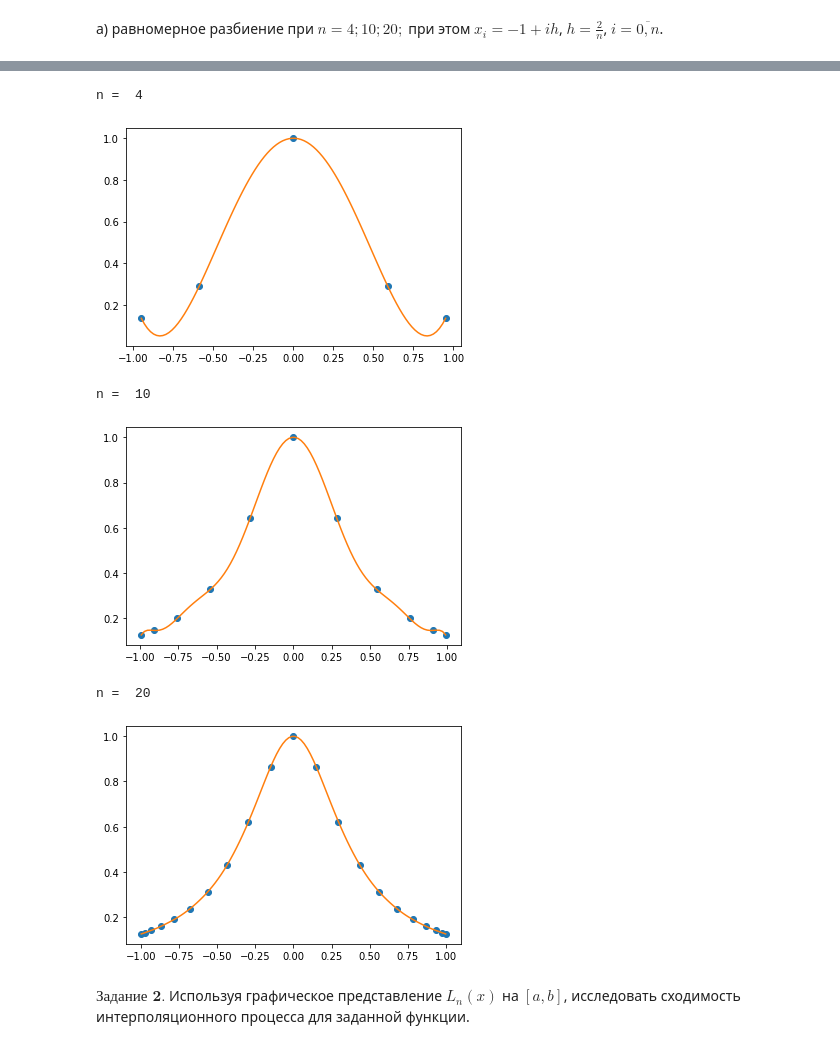
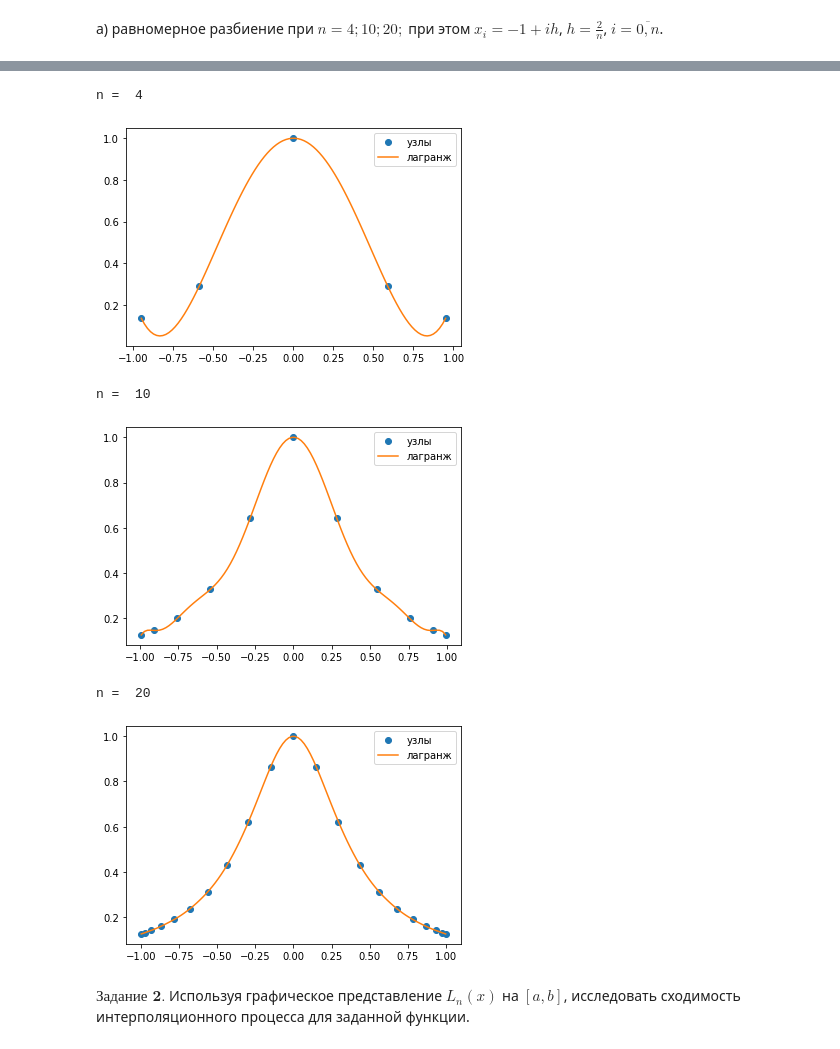
Before and after one commit to mb1te/cm, a Jupyter notebook: lab2.ipynb, the cells around one changed output, grey strips where cells are left out. Drawn from its saved outputs; the diff is of its cells as text; code cells hidden in the pictures.

```diff
--- a/lab2.ipynb
+++ b/lab2.ipynb
@@ -28,7 +29,7 @@ def get_lagrange_value(x, y, t):
 # %% [markdown]
 Генерация пяти случайных точек
 # %%
-gen_x = np.random.uniform(-1, 1, 5)
-gen_y = np.random.uniform(0, 1, 5)
+gen_x = 2 * np.random.random(5) - 1
+gen_y = np.random.random(5)
 print("x: ", gen_x, "\ny: ", gen_y)
 # %% [output]
@@ -60,7 +63,9 @@ for n in [4, 10, 20]:
   y = np.array([f(x[i]) for i in range(n + 1)])
   x_coords = np.linspace(np.min(x), np.max(x), 100)
   y_coords = [get_lagrange_value(x, y, i) for i in x_coords]
-  plt.plot(x, y, 'o', x_coords, y_coords)
+  plt.plot(x, y, "o", "узлы")
+  plt.plot(x_coords, y_coords, label="лагранж")
+  plt.legend()
   plt.show()
 # %% [output]
 n =  4
@@ -76,22 +81,24 @@ $x_i=\cos\left(\frac{(2i+1)\pi}{N}\right), N = 2 (n+1), i= \overline{0, n}$
 # %%
 def get_x(i, N):
   return np.cos((2 * i + 1) * np.pi / N)
 for n in [4, 10, 20]:
   print("n = ", n)
   N = 2 * (n + 1)
-  x = np.array(get_x(i, N) for i in range(n + 1)])
+  x = np.array([get_x(i, N) for i in range(n + 1)])
   y = np.array([f(x[i]) for i in range(n + 1)])
   x_coords = np.linspace(np.min(x), np.max(x), 100)
   y_coords = [get_lagrange_value(x, y, i) for i in x_coords]
-  plt.plot(x, y, 'o', x_coords, y_coords)
+  plt.plot(x, y, "o", label="узлы")
+  plt.plot(x_coords, y_coords, label="лагранж")
+  plt.legend()
   plt.show()
 # %% [output]
 n =  4
-[figure, old version]
+[figure, new version]
 n =  10
-[figure, old version]
+[figure, new version]
 n =  20
-[figure, old version]
+[figure, new version]
 # %% [markdown]
 $\textbf{Задание 2.}$ Используя графическое представление $L_n(x)$ на $[a,b]$, исследовать сходимость интерполяционного процесса для заданной функции.
 # %%
```
Also changed, not shown: parts of 25 cells of this notebook.
